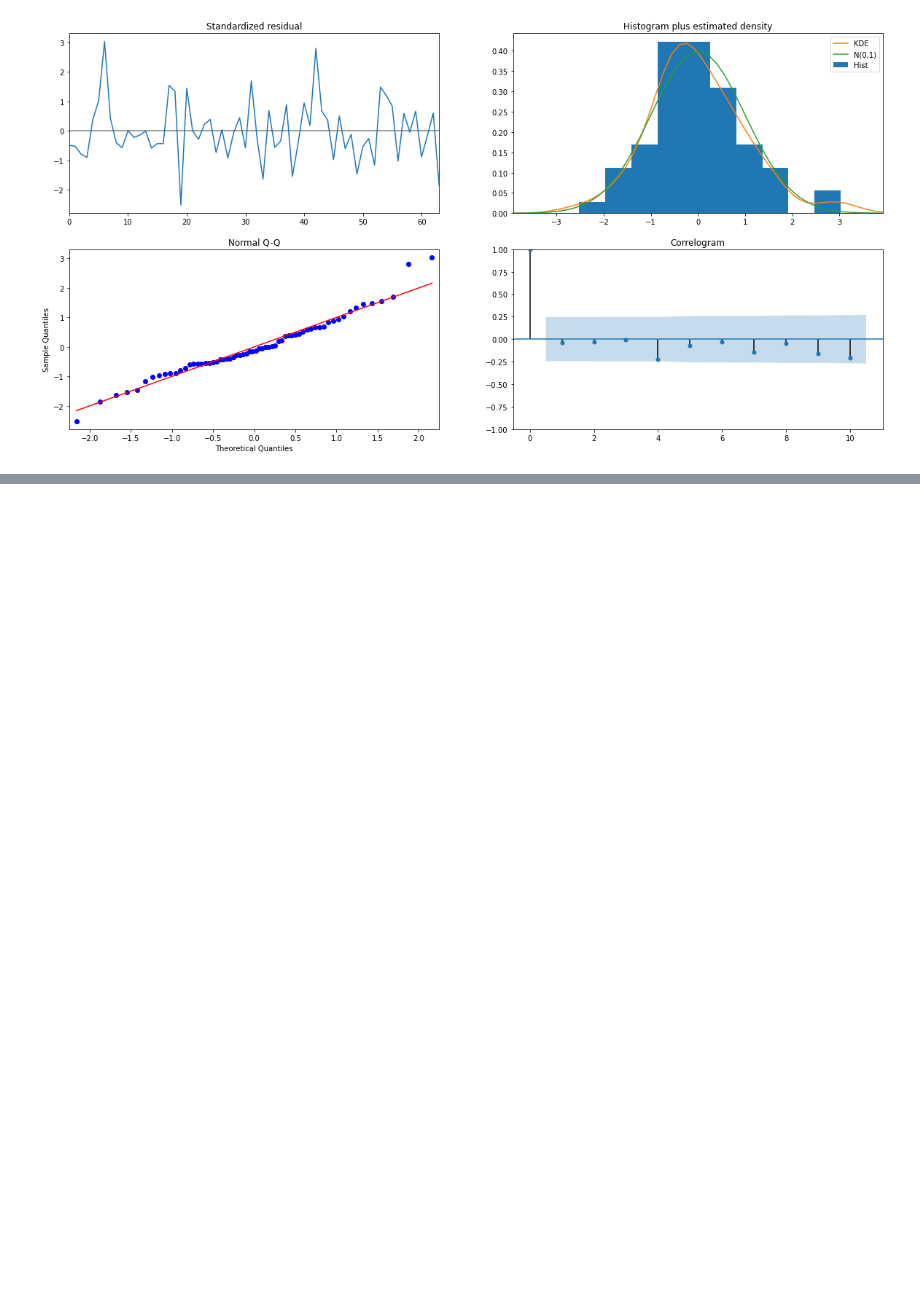
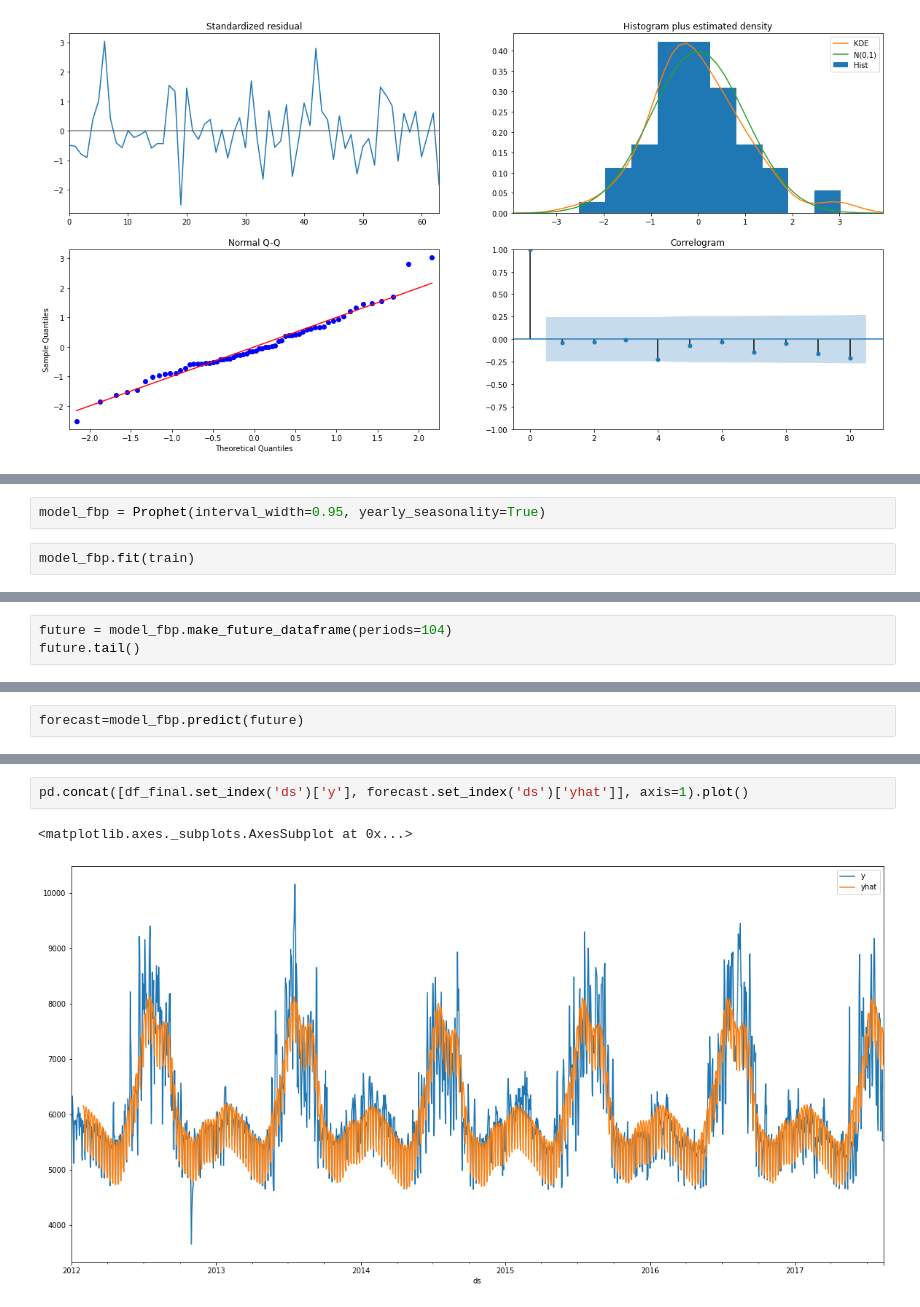
Before and after one commit to shelly2904/DATA_SCIENCE, a Jupyter notebook: Time Series/Time_Series_Algorithms.ipynb, the cells around one changed output, grey strips where cells are left out. Drawn from its saved outputs; the diff is of its cells as text; blank space fills up the shorter version.

```diff
--- a/Time Series/Time_Series_Algorithms.ipynb
+++ b/Time Series/Time_Series_Algorithms.ipynb
@@ -223,0 +258,4 @@ out=model.plot_diagnostics()
+# %%
+model_fbp = Prophet(interval_width=0.95, yearly_seasonality=True)
+# %%
+model_fbp.fit(train)
@@ -223,0 +288,3 @@ out=model.plot_diagnostics()
+# %%
+future = model_fbp.make_future_dataframe(periods=104)
+future.tail()
@@ -223,0 +298,2 @@ out=model.plot_diagnostics()
+# %%
+forecast=model_fbp.predict(future)
@@ -223,0 +309,5 @@ out=model.plot_diagnostics()
+# %%
+pd.concat([df_final.set_index('ds')['y'], forecast.set_index('ds')['yhat']], axis=1).plot()
+# %% [output]
+<matplotlib.axes._subplots.AxesSubplot at 0x...>
+[figure, added]
```
Also changed, not shown: parts of 22 cells of this notebook.
